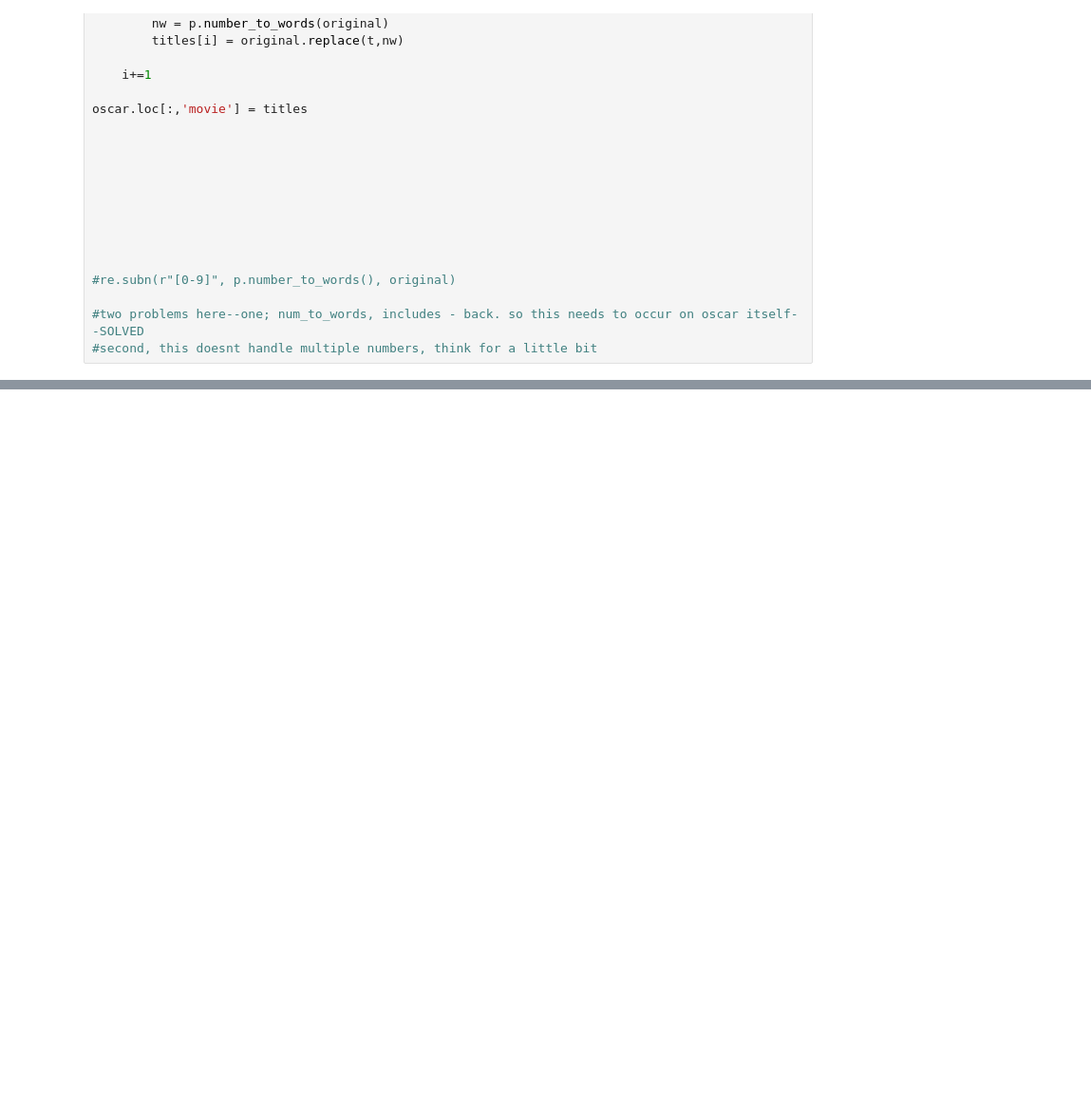
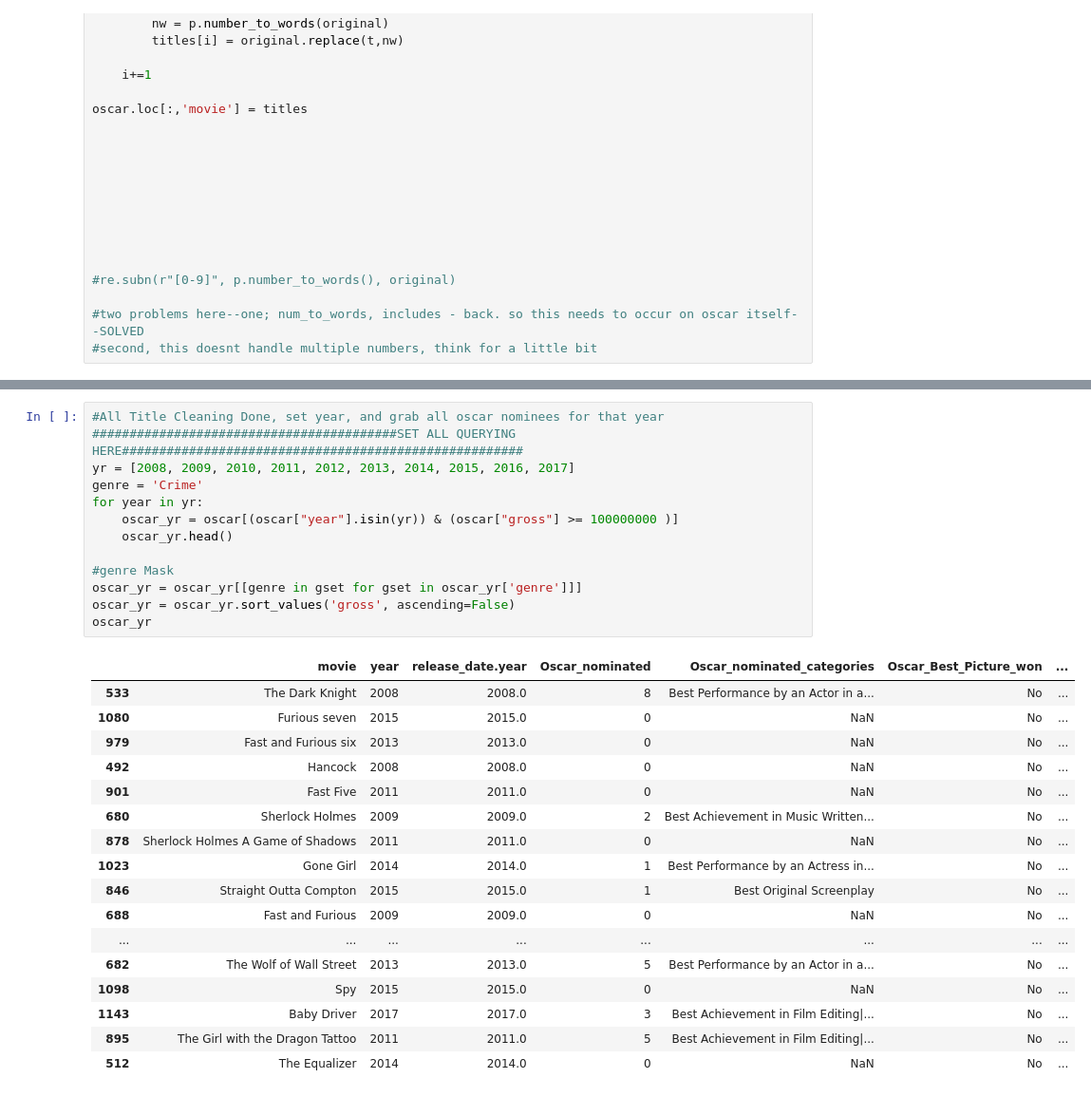
Before and after one commit to SacredFisher/Python_Project, a Jupyter notebook: Python Project.ipynb, the cells around one changed output, grey strips where cells are left out. Shown at 95% size. Cells and saved outputs as stored; diff of their text form; blank space fills up the shorter version.

```diff
--- a/Python Project.ipynb
+++ b/Python Project.ipynb
@@ -148,3 +127,34 @@ See the caveats in the documentation: https://pandas.pydata.org/pandas-docs/stab
+# %%
+#All Title Cleaning Done, set year, and grab all oscar nominees for that year
+#########################################SET ALL QUERYING HERE######################################################
+yr = [2008, 2009, 2010, 2011, 2012, 2013, 2014, 2015, 2016, 2017]
+genre = 'Crime'
+for year in yr:
+    oscar_yr = oscar[(oscar["year"].isin(yr)) & (oscar["gross"] >= 100000000 )]
+    oscar_yr.head()
+
+#genre Mask
+oscar_yr = oscar_yr[[genre in gset for gset in oscar_yr['genre']]]
+oscar_yr = oscar_yr.sort_values('gross', ascending=False)
+oscar_yr
+# %% [output]
+|  | movie | year | release_date.year | Oscar_nominated | Oscar_nominated_categories | Oscar_Best_Picture_won | ... |
+| 533 | The Dark Knight | 2008 | 2008.0 | 8 | Best Performance by an Actor in a... | No | ... |
+| 1080 | Furious seven | 2015 | 2015.0 | 0 | NaN | No | ... |
+| 979 | Fast and Furious six | 2013 | 2013.0 | 0 | NaN | No | ... |
+| 492 | Hancock | 2008 | 2008.0 | 0 | NaN | No | ... |
+| 901 | Fast Five | 2011 | 2011.0 | 0 | NaN | No | ... |
+| 680 | Sherlock Holmes | 2009 | 2009.0 | 2 | Best Achievement in Music Written... | No | ... |
+| 878 | Sherlock Holmes A Game of Shadows | 2011 | 2011.0 | 0 | NaN | No | ... |
+| 1023 | Gone Girl | 2014 | 2014.0 | 1 | Best Performance by an Actress in... | No | ... |
+| 846 | Straight Outta Compton | 2015 | 2015.0 | 1 | Best Original Screenplay | No | ... |
+| 688 | Fast and Furious | 2009 | 2009.0 | 0 | NaN | No | ... |
+| ... | ... | ... | ... | ... | ... | ... | ... |
+| 682 | The Wolf of Wall Street | 2013 | 2013.0 | 5 | Best Performance by an Actor in a... | No | ... |
+| 1098 | Spy | 2015 | 2015.0 | 0 | NaN | No | ... |
+| 1143 | Baby Driver | 2017 | 2017.0 | 3 | Best Achievement in Film Editing|... | No | ... |
+| 895 | The Girl with the Dragon Tattoo | 2011 | 2011.0 | 5 | Best Achievement in Film Editing|... | No | ... |
+| 512 | The Equalizer | 2014 | 2014.0 | 0 | NaN | No | ... |
 # %%
 #Mask out all the ones that have animation for the genre
 ani_mask = ["Animation" in set(i) for i in list(oscar_yr["genre"])]
```
Also changed, not shown: parts of 5 cells of this notebook, 1 other file.
